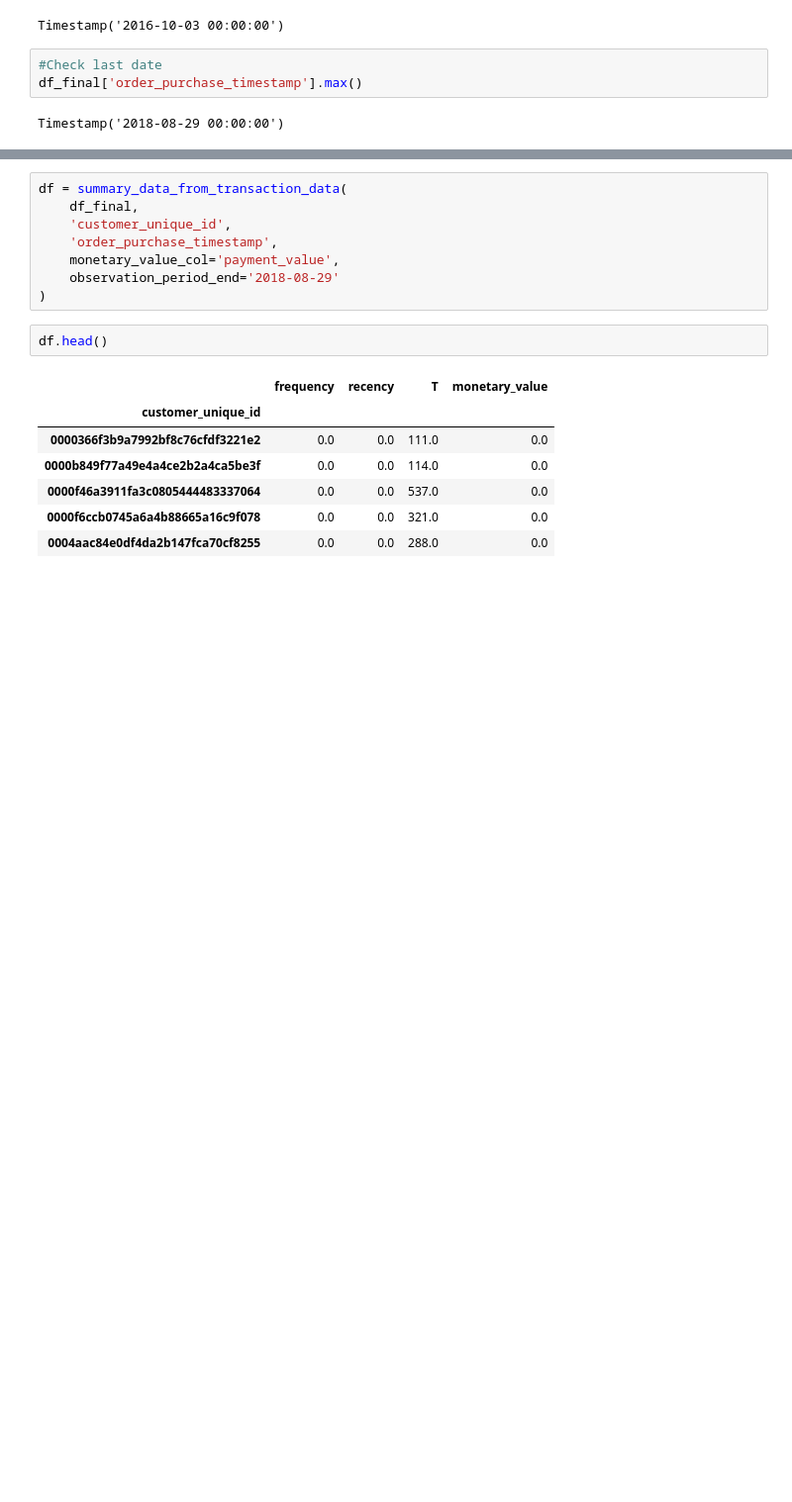
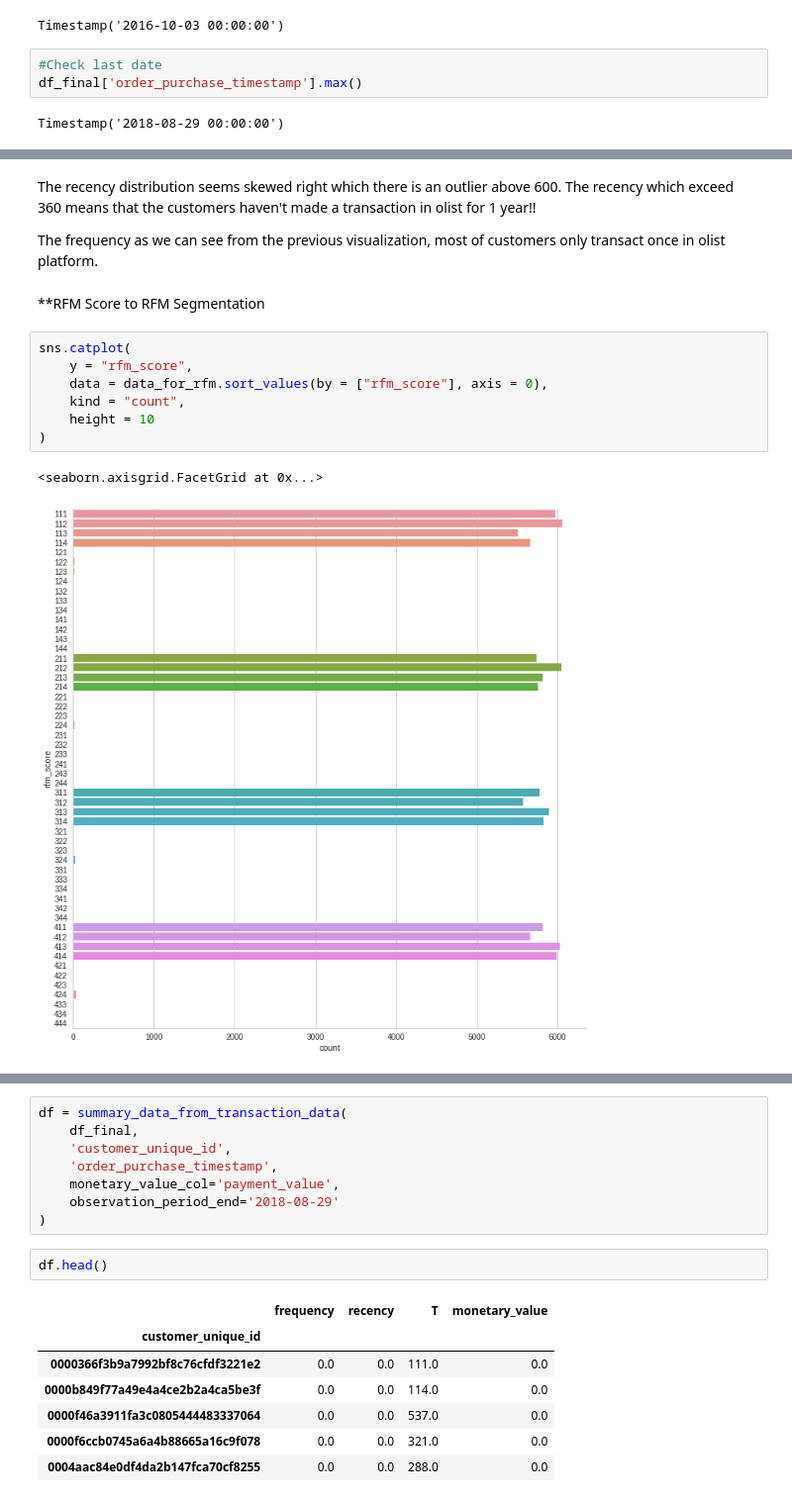
Before and after one commit to mhmmdmin/Assignment, a Jupyter notebook: Muhammad_Amin_Case_Study_Customer_Lifetime_Values.ipynb, the cells around one changed output, grey strips where cells are left out. Shown: that part at 99% size. Drawn from its saved outputs; the diff is of its cells as text; blank space fills up the shorter version.

```diff
--- a/Muhammad_Amin_Case_Study_Customer_Lifetime_Values.ipynb
+++ b/Muhammad_Amin_Case_Study_Customer_Lifetime_Values.ipynb
@@ -399,0 +512,16 @@ Timestamp('2018-08-29 00:00:00')
+# %% [markdown]
+The recency distribution seems skewed right which there is an outlier above 600. The recency which exceed 360 means that the customers haven't made a transaction in olist for 1 year!!
+
+The frequency as we can see from the previous visualization, most of customers only transact once in olist platform.
+# %% [markdown]
+**RFM Score to RFM Segmentation
+# %%
+sns.catplot(
+    y = "rfm_score",
+    data = data_for_rfm.sort_values(by = ["rfm_score"], axis = 0),
+    kind = "count",
+    height = 10
+)
+# %% [output]
+<seaborn.axisgrid.FacetGrid at 0x...>
+[figure, added]
```
Also changed, not shown: parts of 50 cells of this notebook.
